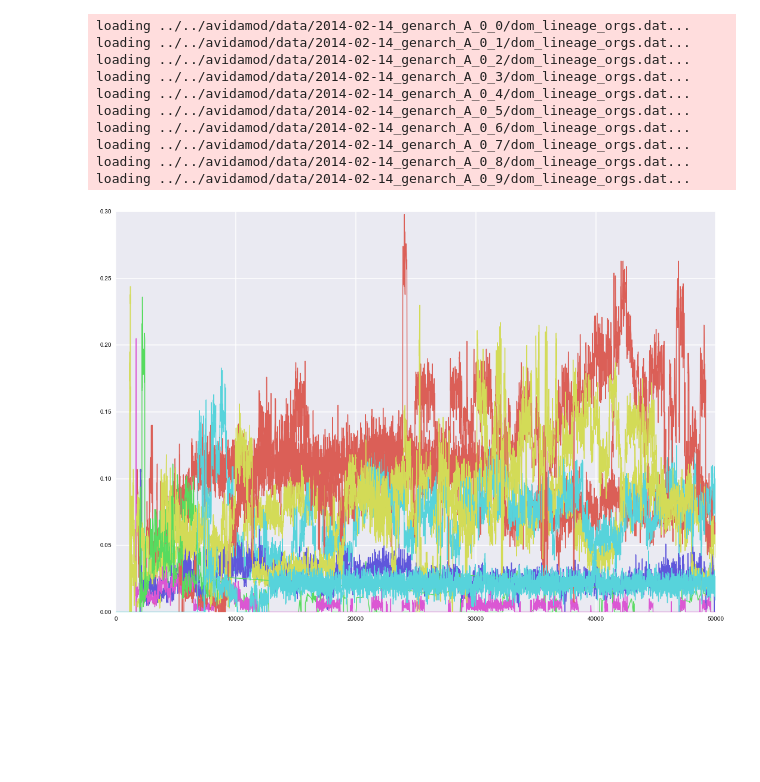
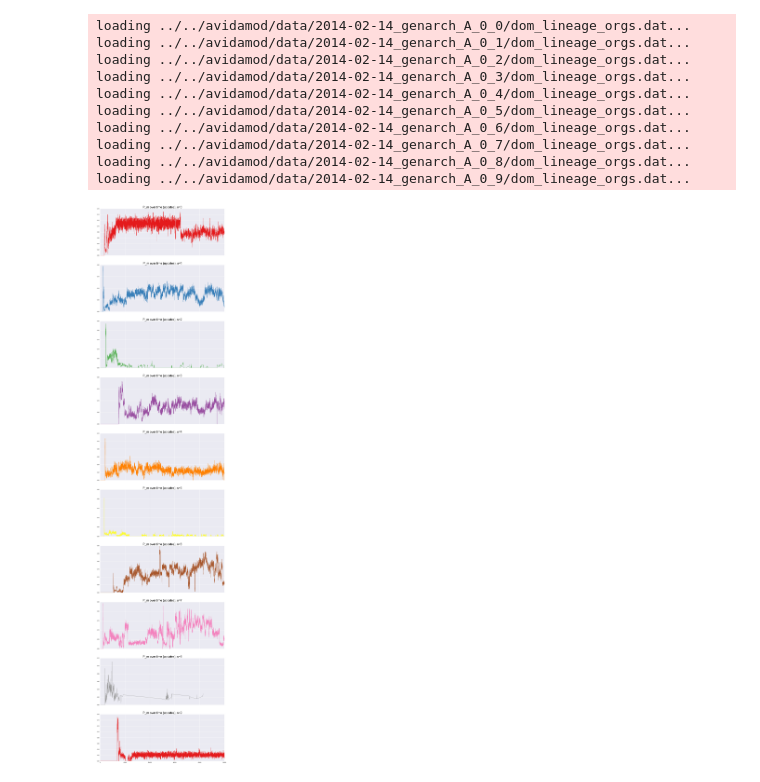
Before and after one commit to camillescott/pyavida, a Jupyter notebook: notebooks/Avida Sampling Modularity.ipynb, the cells around one changed output. Drawn from its saved outputs; the diff is of its cells as text; code cells hidden in the pictures; blank space fills up the shorter version.

```diff
--- a/notebooks/Avida Sampling Modularity.ipynb
+++ b/notebooks/Avida Sampling Modularity.ipynb
@@ -275,9 +277,12 @@ for i in xrange(10):
     P_m_D = o_df[o_df.u_birth > 0].apply(mod_func, axis=1, raw=True, args=(d,))
     o_df.insert(6, 'P_m', P_m_D)
 # %%
-for o_df, d in dfs:
+colors = sns.color_palette("Set1", 10)
+f, axgroup = subplots(nrows=10, sharex=True, figsize=(18,80))
+for (o_df, d), ax, c, i in zip(dfs, axgroup, colors, xrange(10)):
     X = o_df[o_df.u_birth > 0].u_birth
     Y = o_df[o_df.u_birth > 0].P_m
-    plot(X, Y)
+    ax.plot(X, Y, color=c)
+    ax.set_title('P_m over time (updates), s={i}'.format(i=i))
 # %% [output]
-[figure, old version]
+[figure, new version]
```
Also changed, not shown: parts of 2 cells of this notebook.
